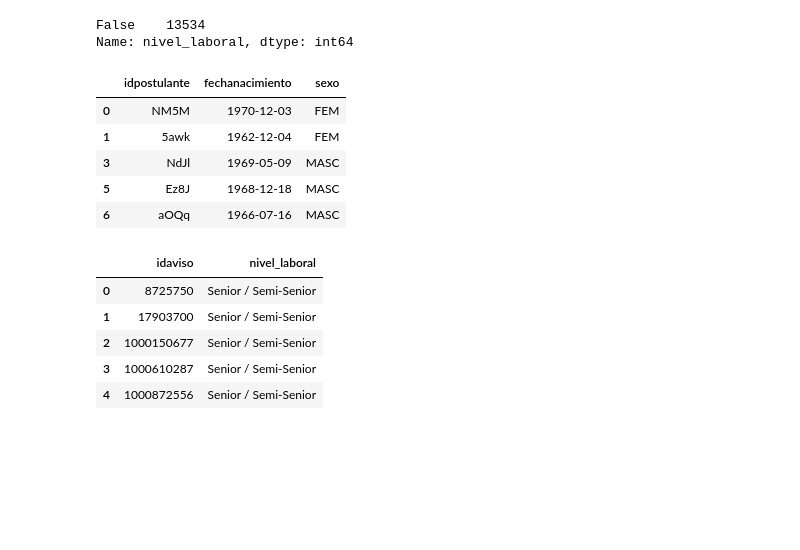
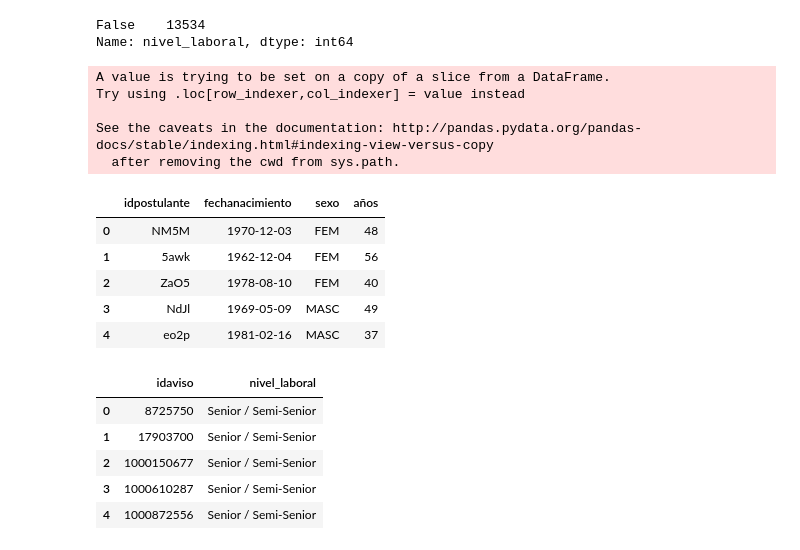
Before and after one commit to matfonseca/OrgaDatos, a Jupyter notebook: Analisis exploratorio.ipynb, the cells around one changed output. Cells and saved outputs as stored; diff of their text form; code cells hidden in the pictures; blank space fills up the shorter version.

```diff
--- a/Analisis exploratorio.ipynb
+++ b/Analisis exploratorio.ipynb
@@ -308,17 +306,23 @@ data_ads_details['nivel_laboral'].isnull().value_counts()
 False    13534
 Name: nivel_laboral, dtype: int64
 # %%
-#me quedo con los postulantes de edaddes entre 44 y 69
-data_postulant_sex_age['fechanacimiento'] = pd.to_datetime(data_postulant_sex_age['fechanacimiento'], format = '%Y-%m-%d-%h',errors = 'coerce')
-data_age4069 = data_postulant_sex_age[(data_postulant_sex_age['fechanacimiento'].dt.year > 1949) & (data_postulant_sex_age['fechanacimiento'].dt.year < 1974)]
-data_age4069.head()
+#me quedo con los postulantes de edaddes entre 18 y 69
+data_postulant_sex_age['fechanacimiento'] = pd.to_datetime(data_postulant_sex_age['fechanacimiento'], format = '%Y-%m-%d',errors = 'coerce')
+data_age1869 = data_postulant_sex_age[(data_postulant_sex_age['fechanacimiento'].dt.year > 1949) & (data_postulant_sex_age['fechanacimiento'].dt.year <= 2000)]
+data_age1869['años'] = data_age1869['fechanacimiento'].map(lambda x: 2018 - x.year)
+data_age1869.head()
 # %% [output]
+A value is trying to be set on a copy of a slice from a DataFrame.
+Try using .loc[row_indexer,col_indexer] = value instead
+
+See the caveats in the documentation: http://pandas.pydata.org/pandas-docs/stable/indexing.html#indexing-view-versus-copy
+  after removing the cwd from sys.path.
-|  | idpostulante | fechanacimiento | sexo |
-| 0 | NM5M | 1970-12-03 | FEM |
-| 1 | 5awk | 1962-12-04 | FEM |
-| 3 | NdJl | 1969-05-09 | MASC |
-| 5 | Ez8J | 1968-12-18 | MASC |
-| 6 | aOQq | 1966-07-16 | MASC |
+|  | idpostulante | fechanacimiento | sexo | años |
+| 0 | NM5M | 1970-12-03 | FEM | 48 |
+| 1 | 5awk | 1962-12-04 | FEM | 56 |
+| 2 | ZaO5 | 1978-08-10 | FEM | 40 |
+| 3 | NdJl | 1969-05-09 | MASC | 49 |
+| 4 | eo2p | 1981-02-16 | MASC | 37 |
 # %%
 data_details1 = data_ads_details[['idaviso','nivel_laboral']]
 data_details1.head()
```
Also changed, not shown: parts of 12 cells of this notebook, 1 other file.
